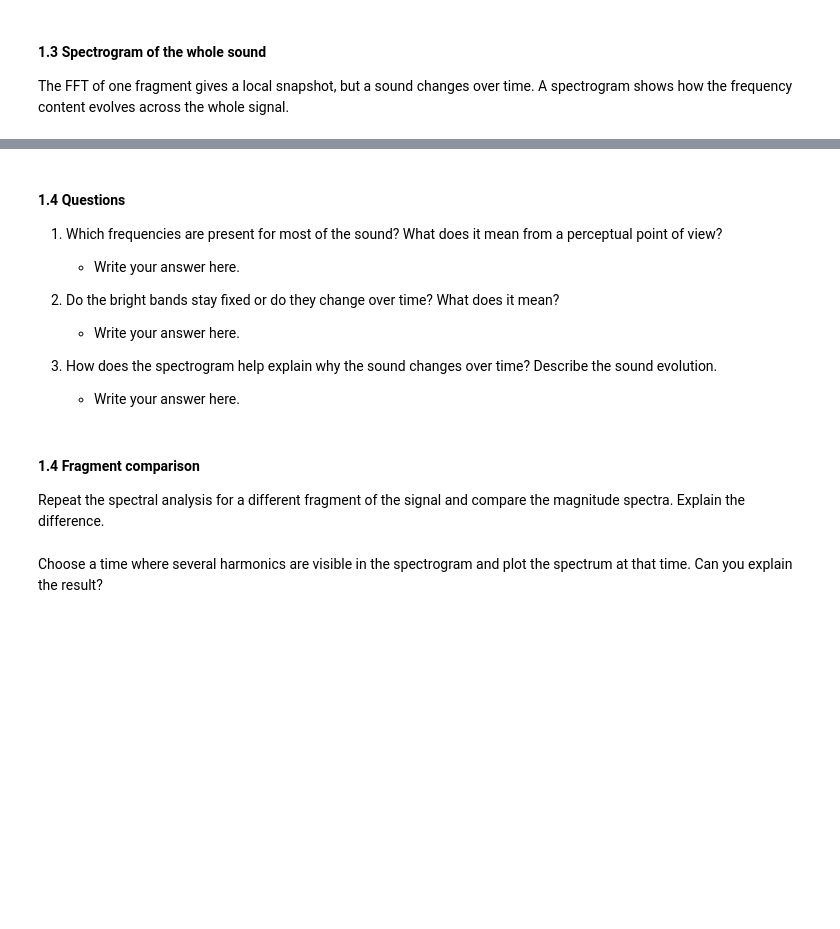
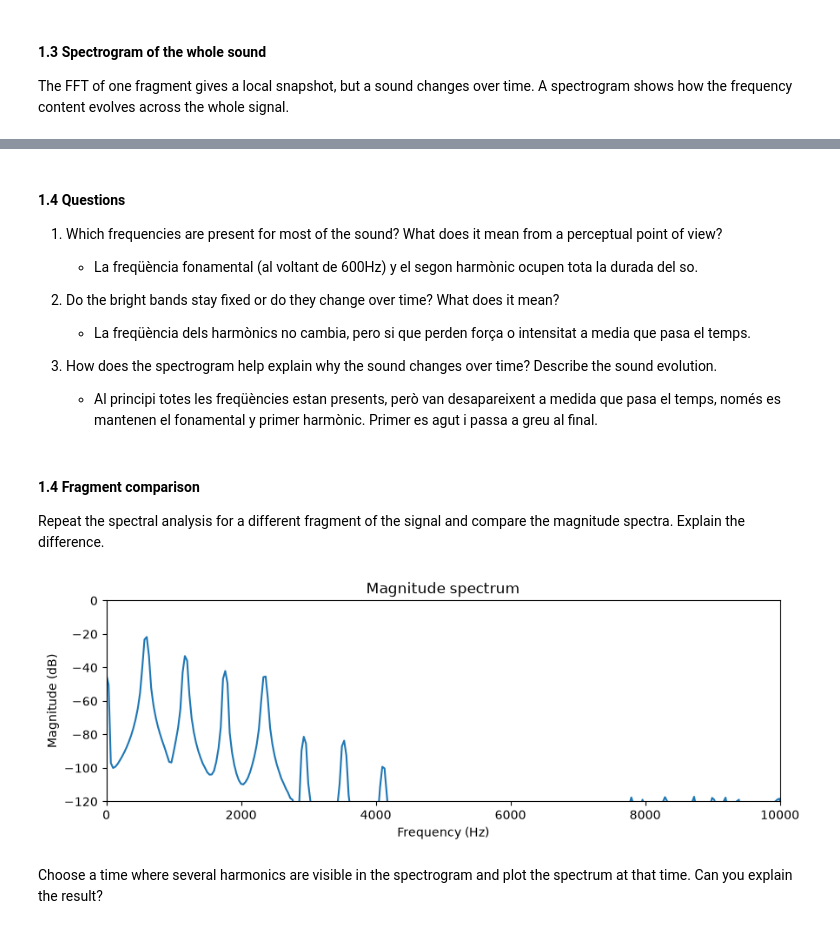
Before and after one commit to marcsoler08-sudo/sis1_marc_gerard, a Jupyter notebook: labs/Lab3.ipynb, the cells around one changed output, grey strips where cells are left out. Saved outputs shown, nothing was run; the diff lists cells and outputs as text; code cells hidden in the pictures; blank space fills up the shorter version.

```diff
--- a/labs/Lab3.ipynb
+++ b/labs/Lab3.ipynb
@@ -28,7 +28,7 @@ This section show how to compute the spectrum and the spectrogram of a sound
 # \!git clone https://github.com/your-username/sis1_name.git
 # reference_path = Path('./sis1_name/your_file.wav')
 
-reference_path = Path('audio/reference.wav')
+reference_path = Path('../audio_elegido/celtic_harp_D5.wav')
 reference_audio, fs = load_audio(reference_path)
 print(f'Using audio file: {reference_path}')
 
@@ -73,19 +80,30 @@ plt.show()
 #### 1.4 Questions
 
 1. Which frequencies are present for most of the sound? What does it mean from a perceptual point of view?
-   - Write your answer here.
+   - La freqüència fonamental (al voltant de 600Hz) y el segon harmònic ocupen tota la durada del so.
 
 2. Do the bright bands stay fixed or do they change over time? What does it mean?
-   - Write your answer here.
+   - La freqüència dels harmònics no cambia, pero si que perden força o intensitat a media que pasa el temps.
 
 3. How does the spectrogram help explain why the sound changes over time? Describe the sound evolution.
-   - Write your answer here.
+   - Al principi totes les freqüències estan presents, però van desapareixent a medida que pasa el temps, només es mantenen el fonamental y primer harmònic. Primer es agut i passa a greu al final.
 # %% [markdown]
 #### 1.4 Fragment comparison
 
 Repeat the spectral analysis for a different fragment of the signal and compare the magnitude spectra. Explain the difference.
 # %%
 # Write the code here
+start = int(0.7 * fs)
+end = int(0.73 * fs)
+fragment = reference_audio[start:end]
+
+ax = plot_spectrum(fragment, sr=fs)
+ax.set_ylim([-120, 0])
+ax.set_xlim([0, 10000])
+
+plt.show()
+# %% [output]
+[figure, added]
 # %% [markdown]
 Choose a time where several harmonics are visible in the spectrogram and plot the spectrum at that time. Can you explain the result?
 # %%
```
Also changed, not shown: parts of 9 cells of this notebook.
